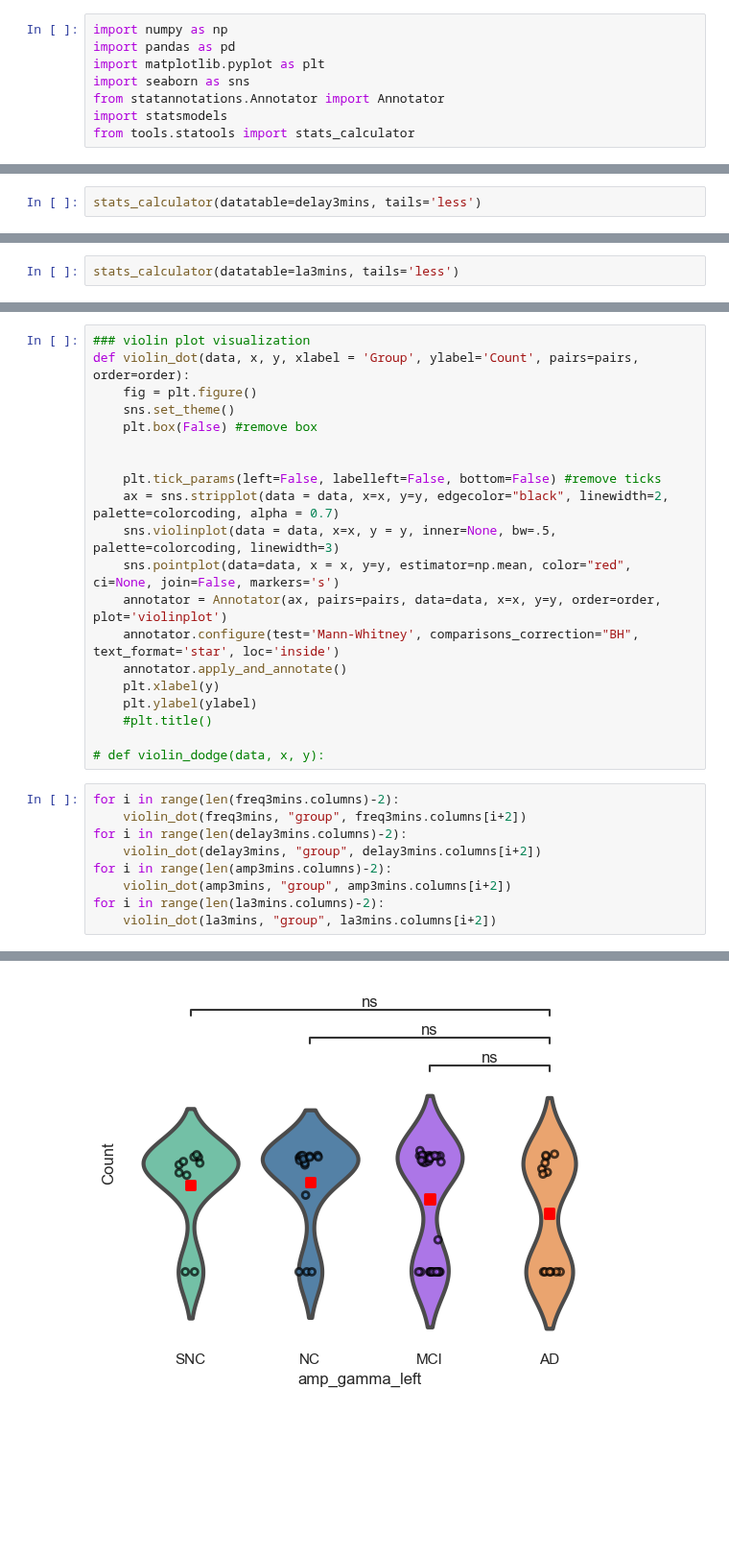
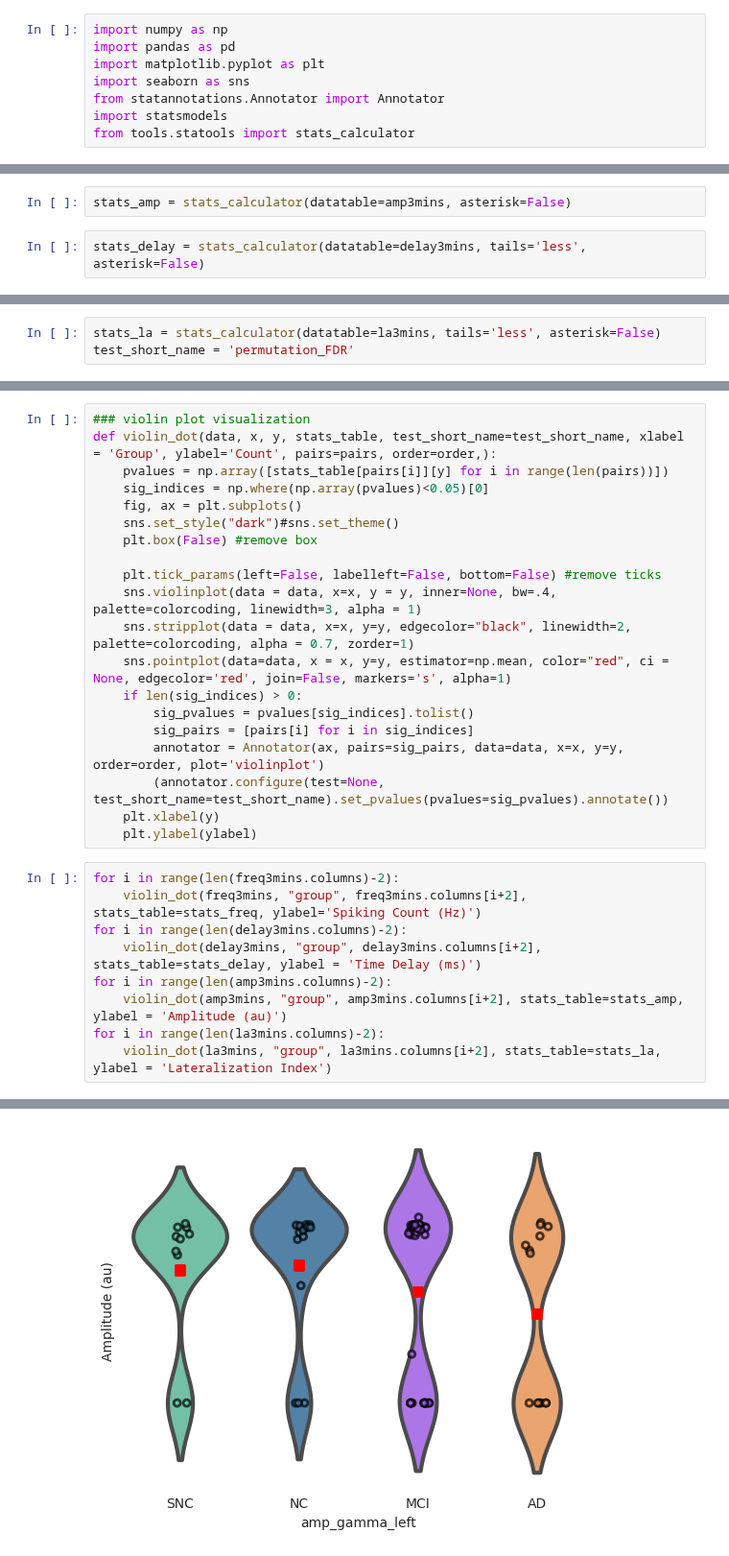
Before and after one commit to yilewang/tvbdemos, a Jupyter notebook: lab_record/results_gc3mins_02_13.ipynb, the cells around one changed output, grey strips where cells are left out. Shown at 96% size. Cells and saved outputs as stored; diff of their text form; blank space fills up the shorter version.

```diff
--- a/lab_record/results_gc3mins_02_13.ipynb
+++ b/lab_record/results_gc3mins_02_13.ipynb
@@ -43,2 +30,4 @@ stats_calculator(datatable=amp3mins)
+# %%
+stats_amp = stats_calculator(datatable=amp3mins, asterisk=False)
 # %%
-stats_calculator(datatable=delay3mins, tails='less')
+stats_delay = stats_calculator(datatable=delay3mins, tails='less', asterisk=False)
@@ -48,2 +34,3 @@ stats_calculator(datatable=delay3mins, tails='less')
 # %%
-stats_calculator(datatable=la3mins, tails='less')
+stats_la = stats_calculator(datatable=la3mins, tails='less', asterisk=False)
+test_short_name = 'permutation_FDR'
@@ -56,32 +43,32 @@ stats_calculator(datatable=la3mins, tails='less')
 # %%
 ### violin plot visualization
-def violin_dot(data, x, y, xlabel = 'Group', ylabel='Count', pairs=pairs, order=order):
-    fig = plt.figure()
-    sns.set_theme()
+def violin_dot(data, x, y, stats_table, test_short_name=test_short_name, xlabel = 'Group', ylabel='Count', pairs=pairs, order=order,):
+    pvalues = np.array([stats_table[pairs[i]][y] for i in range(len(pairs))])
+    sig_indices = np.where(np.array(pvalues)<0.05)[0]
+    fig, ax = plt.subplots()
+    sns.set_style("dark")#sns.set_theme()
     plt.box(False) #remove box
 
-
     plt.tick_params(left=False, labelleft=False, bottom=False) #remove ticks
-    ax = sns.stripplot(data = data, x=x, y=y, edgecolor="black", linewidth=2, palette=colorcoding, alpha = 0.7)
-    sns.violinplot(data = data, x=x, y = y, inner=None, bw=.5, palette=colorcoding, linewidth=3)
-    sns.pointplot(data=data, x = x, y=y, estimator=np.mean, color="red", ci=None, join=False, markers='s')
-    annotator = Annotator(ax, pairs=pairs, data=data, x=x, y=y, order=order, plot='violinplot')
-    annotator.configure(test='Mann-Whitney', comparisons_correction="BH", text_format='star', loc='inside')
-    annotator.apply_and_annotate()
+    sns.violinplot(data = data, x=x, y = y, inner=None, bw=.4, palette=colorcoding, linewidth=3, alpha = 1)
+    sns.stripplot(data = data, x=x, y=y, edgecolor="black", linewidth=2, palette=colorcoding, alpha = 0.7, zorder=1)
+    sns.pointplot(data=data, x = x, y=y, estimator=np.mean, color="red", ci = None, edgecolor='red', join=False, markers='s', alpha=1)
+    if len(sig_indices) > 0:
+        sig_pvalues = pvalues[sig_indices].tolist()
+        sig_pairs = [pairs[i] for i in sig_indices]
+        annotator = Annotator(ax, pairs=sig_pairs, data=data, x=x, y=y, order=order, plot='violinplot')
+        (annotator.configure(test=None, test_short_name=test_short_name).set_pvalues(pvalues=sig_pvalues).annotate())
     plt.xlabel(y)
     plt.ylabel(ylabel)
-    #plt.title()
-
-# def violin_dodge(data, x, y):
 # %%
 for i in range(len(freq3mins.columns)-2):
-    violin_dot(freq3mins, "group", freq3mins.columns[i+2])
+    violin_dot(freq3mins, "group", freq3mins.columns[i+2], stats_table=stats_freq, ylabel='Spiking Count (Hz)')
 for i in range(len(delay3mins.columns)-2):
-    violin_dot(delay3mins, "group", delay3mins.columns[i+2])
+    violin_dot(delay3mins, "group", delay3mins.columns[i+2], stats_table=stats_delay, ylabel = 'Time Delay (ms)')
 for i in range(len(amp3mins.columns)-2):
-    violin_dot(amp3mins, "group", amp3mins.columns[i+2])
+    violin_dot(amp3mins, "group", amp3mins.columns[i+2], stats_table=stats_amp, ylabel = 'Amplitude (au)')
 for i in range(len(la3mins.columns)-2):
-    violin_dot(la3mins, "group", la3mins.columns[i+2])
+    violin_dot(la3mins, "group", la3mins.columns[i+2], stats_table=stats_la, ylabel = 'Lateralization Index')
 # %% [output]
 p-value annotation legend:
       ns: p <= 1.00e+00
@@ -108 +94 @@ SNC vs. AD: Mann-Whitney-Wilcoxon test two-sided with Benjamini-Hochberg correct
-[figure, old version]
+[figure, new version]
```
Also changed, not shown: parts of 9 cells of this notebook, 1 other file.
